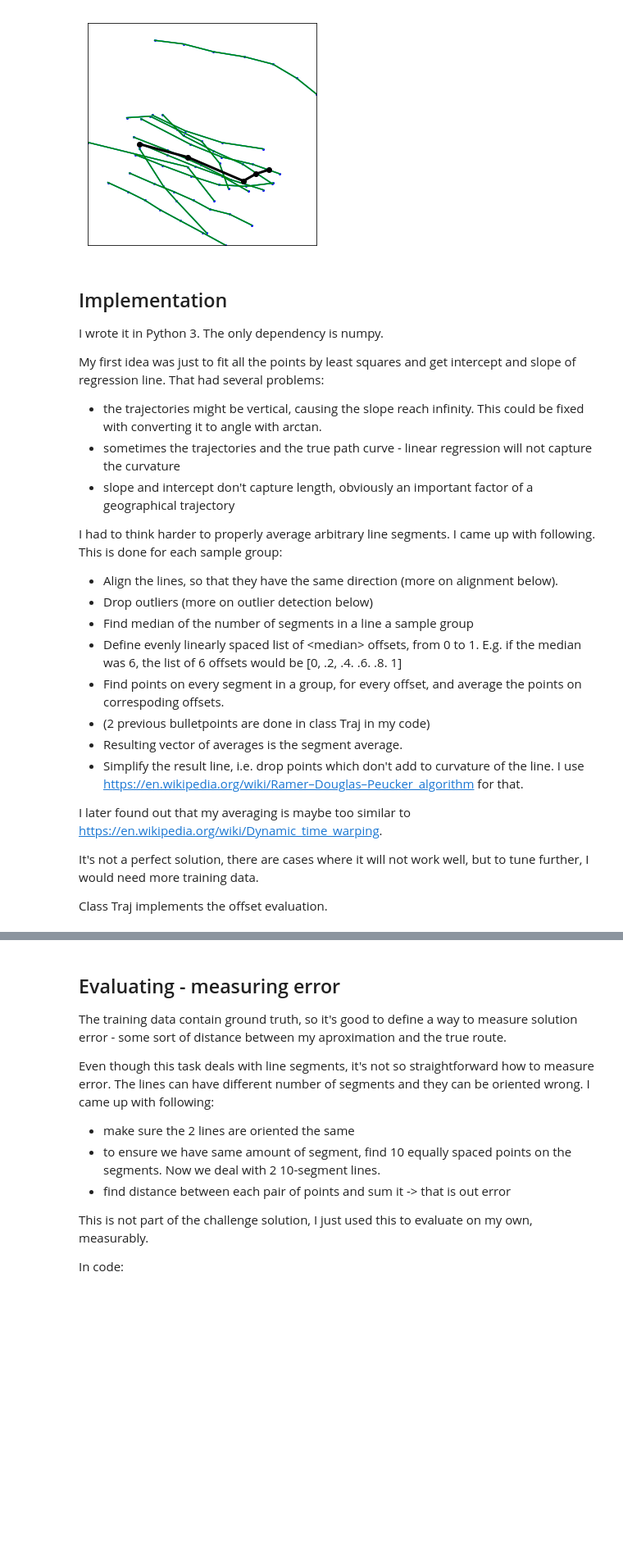
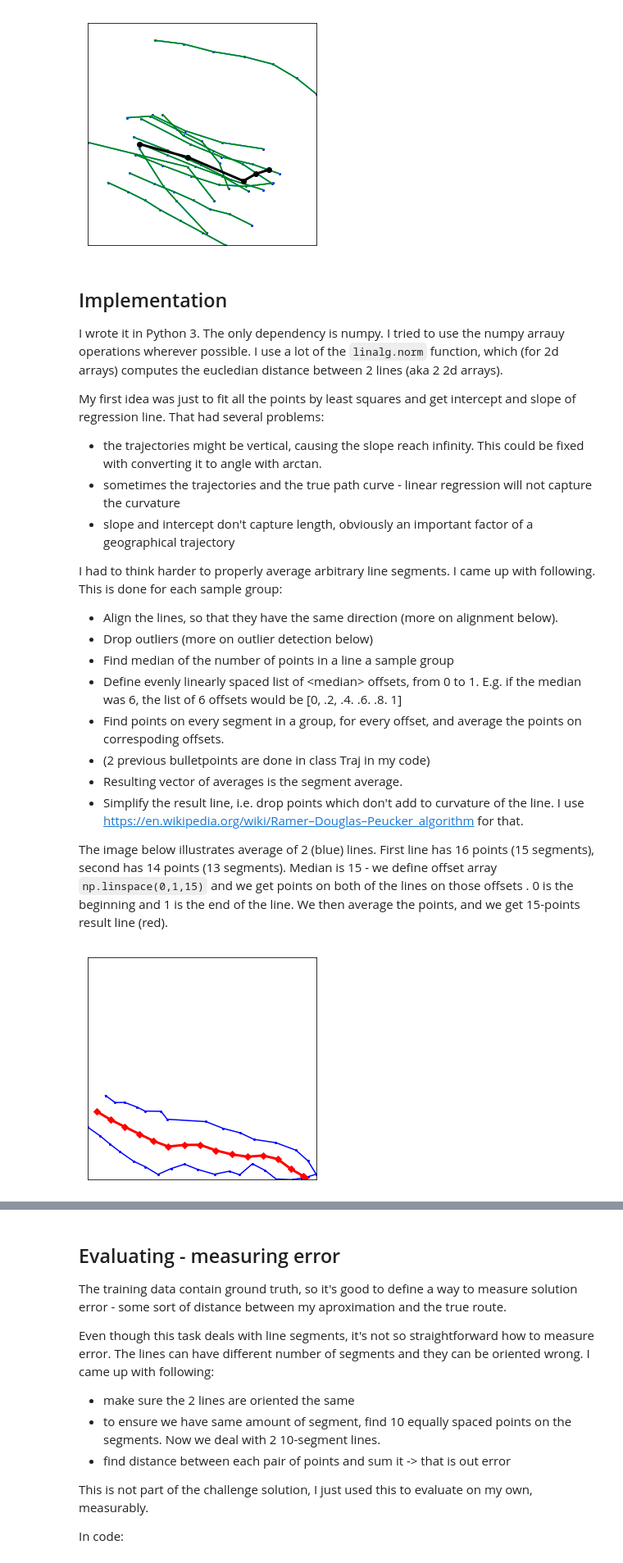
Before and after one commit to t0mk/seg, a Jupyter notebook: segpub.ipynb, the cells around one changed output, grey strips where cells are left out. Shown at 82% size. Cells and saved outputs as stored; diff of their text form; code cells hidden in the pictures; blank space fills up the shorter version.

```diff
--- a/segpub.ipynb
+++ b/segpub.ipynb
@@ -41,7 +41,7 @@ showPlain(0)
 # %% [markdown]
 ## Implementation
 
-I wrote it in Python 3. The only dependency is numpy.
+I wrote it in Python 3. The only dependency is numpy. I tried to use the numpy arrauy operations wherever possible. I use a lot of the `linalg.norm` function, which (for 2d arrays) computes the eucledian distance between 2 lines (aka 2 2d arrays).
 
 My first idea was just to fit all the points by least squares and get intercept and slope of regression line. That had several problems:
 * the trajectories might be vertical, causing the slope reach infinity. This could be fixed with converting it to angle with arctan.
@@ -51,7 +51,7 @@ My first idea was just to fit all the points by least squares and get intercept
 I had to think harder to properly average arbitrary line segments. I came up with following. This is done for each sample group:
 * Align the lines, so that they have the same direction (more on alignment below).
 * Drop outliers (more on outlier detection below)
-* Find median of the number of segments in a line a sample group
+* Find median of the number of points in a line a sample group
 * Define evenly linearly spaced list of \<median\> offsets, from 0 to 1. E.g. if the median was 6, the list of 6 offsets would be
   \[0, .2, .4. .6. .8. 1\]
 * Find points on every segment in a group, for every offset, and average the points on correspoding offsets.
@@ -59,8 +59,8 @@ I had to think harder to properly average arbitrary line segments. I came up wit
 * Resulting vector of averages is the segment average.
 * Simplify the result line, i.e. drop points which don't add to curvature of the line. I use https://en.wikipedia.org/wiki/Ramer–Douglas–Peucker_algorithm for that.
 
-I later found out that my averaging is maybe too similar to https://en.wikipedia.org/wiki/Dynamic_time_warping.
-
-It's not a perfect solution, there are cases where it will not work well, but to tune further, I would need more training data.
-
-Class Traj implements the offset evaluation.
+The image below illustrates average of 2 (blue) lines. First line has 16 points (15 segments), second has 14 points (13 segments). Median is 15 - we define offset array `np.linspace(0,1,15)` and we get points on both of the lines on those offsets . 0 is the beginning and 1 is the end of the line. We then average the points, and we get 15-points result line (red).
+# %%
+Image("warp.png")
+# %% [output]
+[figure, added]
```
Also changed, not shown: parts of 7 cells of this notebook, 3 other files.
